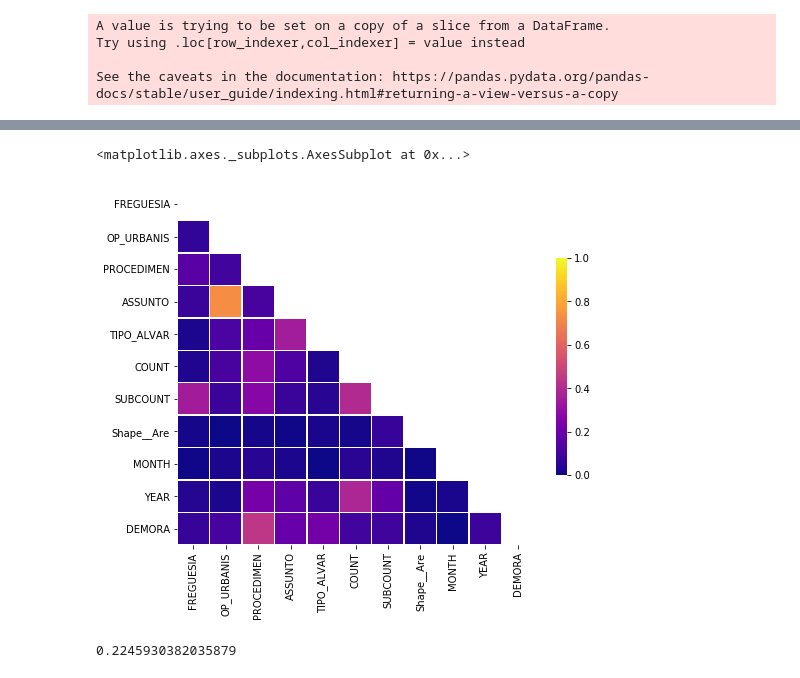
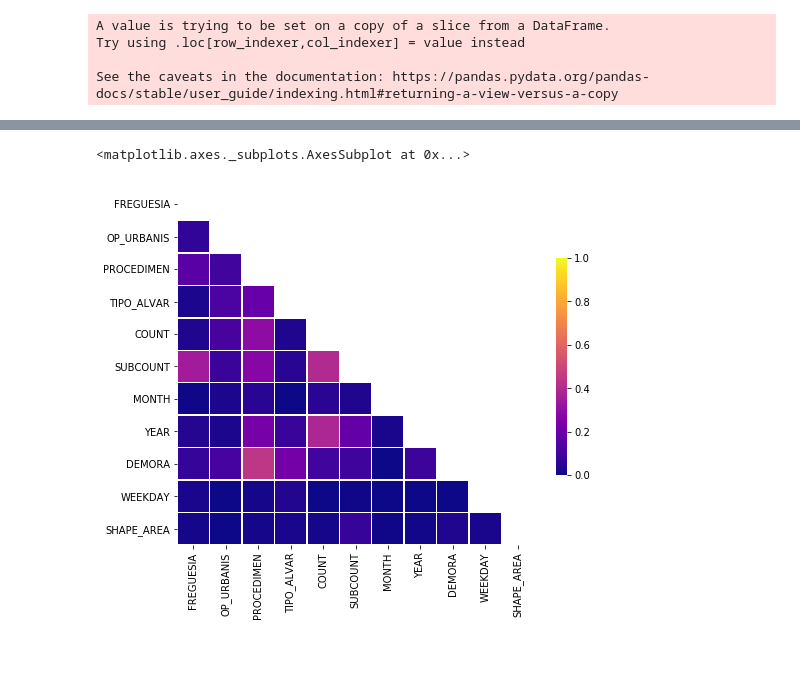
Before and after one commit to ricardozacarias/lisbon-buildings, a Jupyter notebook: construction.ipynb, the cells around one changed output, grey strips where cells are left out. Drawn from its saved outputs; the diff is of its cells as text; code cells hidden in the pictures.

```diff
--- a/construction.ipynb
+++ b/construction.ipynb
@@ -38,3 +40,4 @@ IQR = Q3 - Q1
 alvaras = alvaras[(alvaras['DEMORA'] > (Q1 - 1.5 * IQR)) & (alvaras['DEMORA'] < (Q3 + 1.5 * IQR))]
 # %%
 alvaras['ASSUNTO'].fillna('Not specified', inplace=True)
+alvaras.rename(columns={'Shape__Are':'SHAPE_AREA', 'Shape__Len':'SHAPE_LEN'}, inplace=True)
@@ -88,9 +91,9 @@ alvaras
 # %%
 alvaras.dropna(inplace=True)
 # %%
-cols = ['FREGUESIA', 'OP_URBANIS', 'PROCEDIMEN', 'ASSUNTO', 'TIPO_ALVAR', 'COUNT', 'SUBCOUNT', 'Shape__Are', 'MONTH', 'YEAR', 'DEMORA']
+cols = ['FREGUESIA', 'OP_URBANIS', 'PROCEDIMEN', 'TIPO_ALVAR', 'COUNT', 'SUBCOUNT', 'MONTH', 'YEAR', 'DEMORA', 'WEEKDAY', 'SHAPE_AREA']
 alvaras_ml = alvaras[cols]
-cat = ['FREGUESIA', 'OP_URBANIS', 'PROCEDIMEN', 'TIPO_ALVAR', 'ASSUNTO']
+cat = ['FREGUESIA', 'OP_URBANIS', 'PROCEDIMEN', 'TIPO_ALVAR']
 # %%
 for col in cat:
     alvaras_ml[col] = le.fit_transform(alvaras_ml[col].astype(str))
@@ -118,19 +105,19 @@ alvaras_ml
 # %%
 # now every data is numerical I will compute the correlation matrix to remove colinearity features
 corr = alvaras_ml.corr().abs()
 
 # make a heatmap
 f, ax = plt.subplots(figsize=(8, 8))
 
 # Generate a mask for the upper triangle
 mask = np.triu(np.ones_like(corr, dtype=np.bool))
 
 # Draw the heatmap with the mask and correct aspect ratio
 sns.heatmap(corr, mask=mask, cmap='plasma', vmin=0, vmax=1,
-            square=True, linewidths=.5, cbar_kws={"shrink": .5})
+            square=True, linewidths=.5, cbar_kws={"shrink": .5}, annot=False)
 # %% [output]
 <matplotlib.axes._subplots.AxesSubplot at 0x...>
-[figure, old version]
+[figure, new version]
 # %%
 X = alvaras_ml.drop('DEMORA', axis=1)
 y = alvaras_ml['DEMORA']
@@ -150,5 +130,0 @@ model = lr.fit(X_train, y_train)
-# %%
-# get score
-model.score(X_test, y_test)
-# %% [output]
-0.2245930382035879
```
Also changed, not shown: parts of 12 cells of this notebook.
